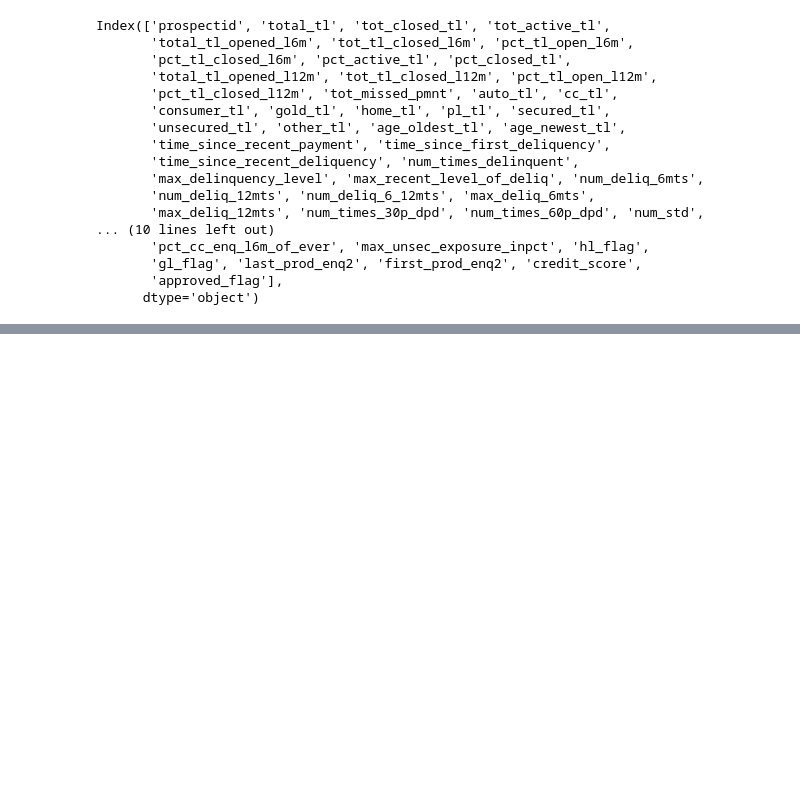
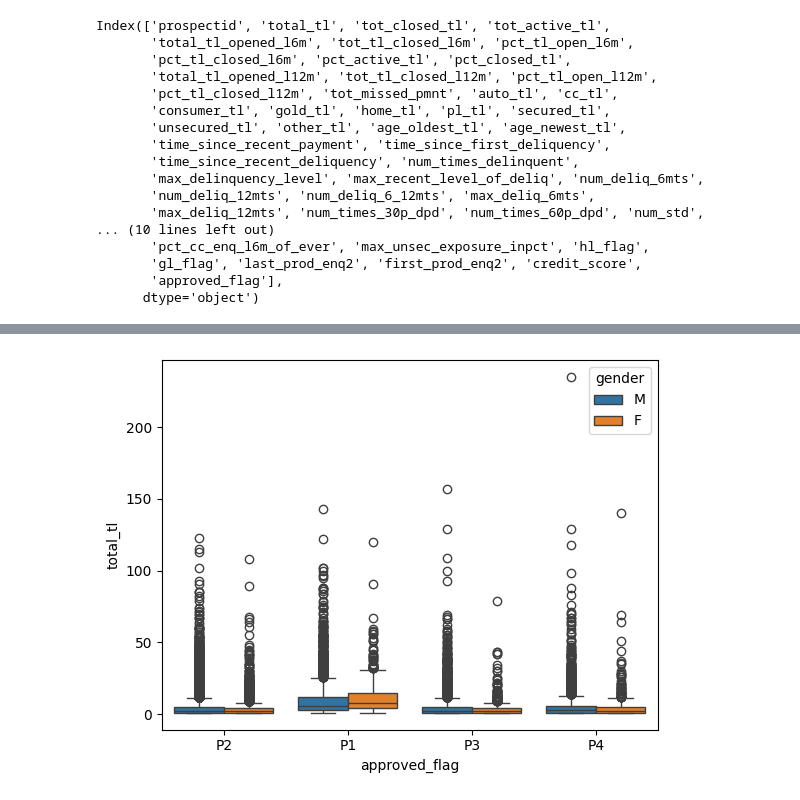
Before and after one commit to Himanshu-1703/credit-risk-project, a Jupyter notebook: notebooks/Detailed_Analysis.ipynb, the cells around one changed output, grey strips where cells are left out. Saved outputs shown, nothing was run; the diff lists cells and outputs as text; code cells hidden in the pictures; blank space fills up the shorter version.

```diff
--- a/notebooks/Detailed_Analysis.ipynb
+++ b/notebooks/Detailed_Analysis.ipynb
@@ -333,0 +371,6 @@ Index(['prospectid', 'total_tl', 'tot_closed_tl', 'tot_active_tl',
+# %%
+# boxplot of total tl
+
+sns.boxplot(final_df,x='approved_flag',y='total_tl',hue='gender');
+# %% [output]
+[figure, added]
```
Also changed, not shown: parts of 30 cells of this notebook.
